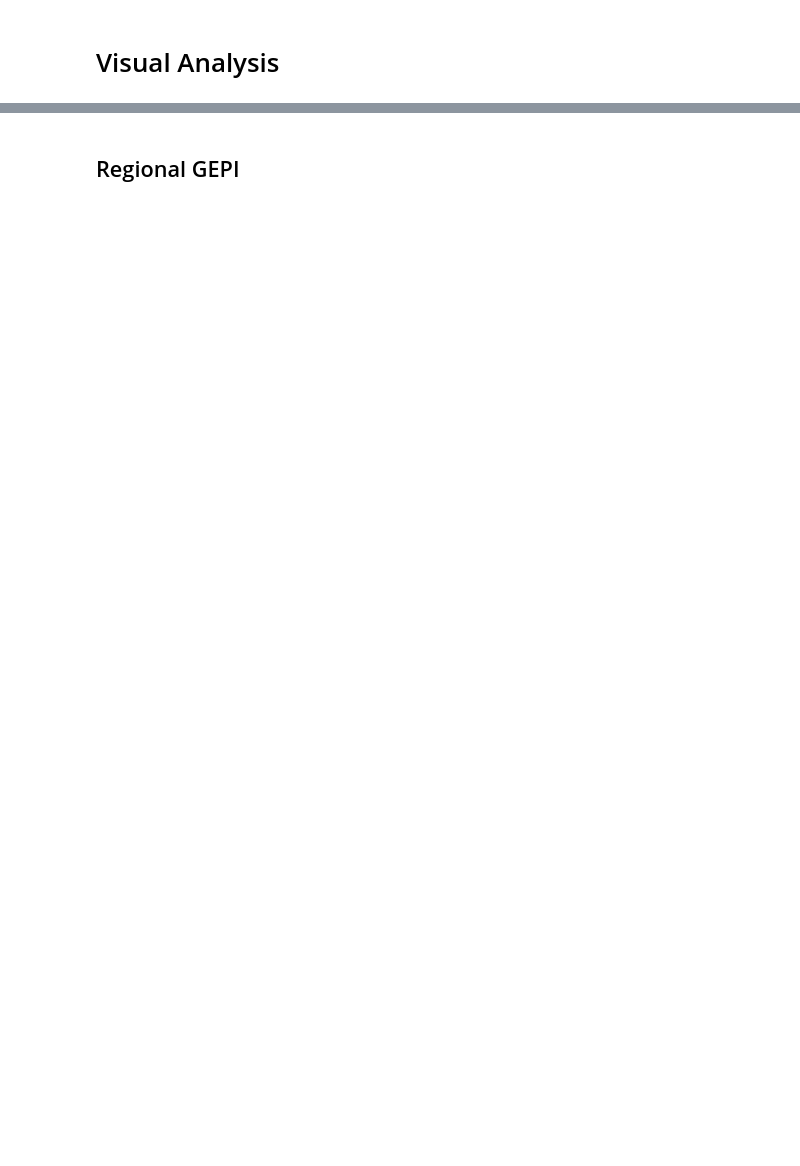
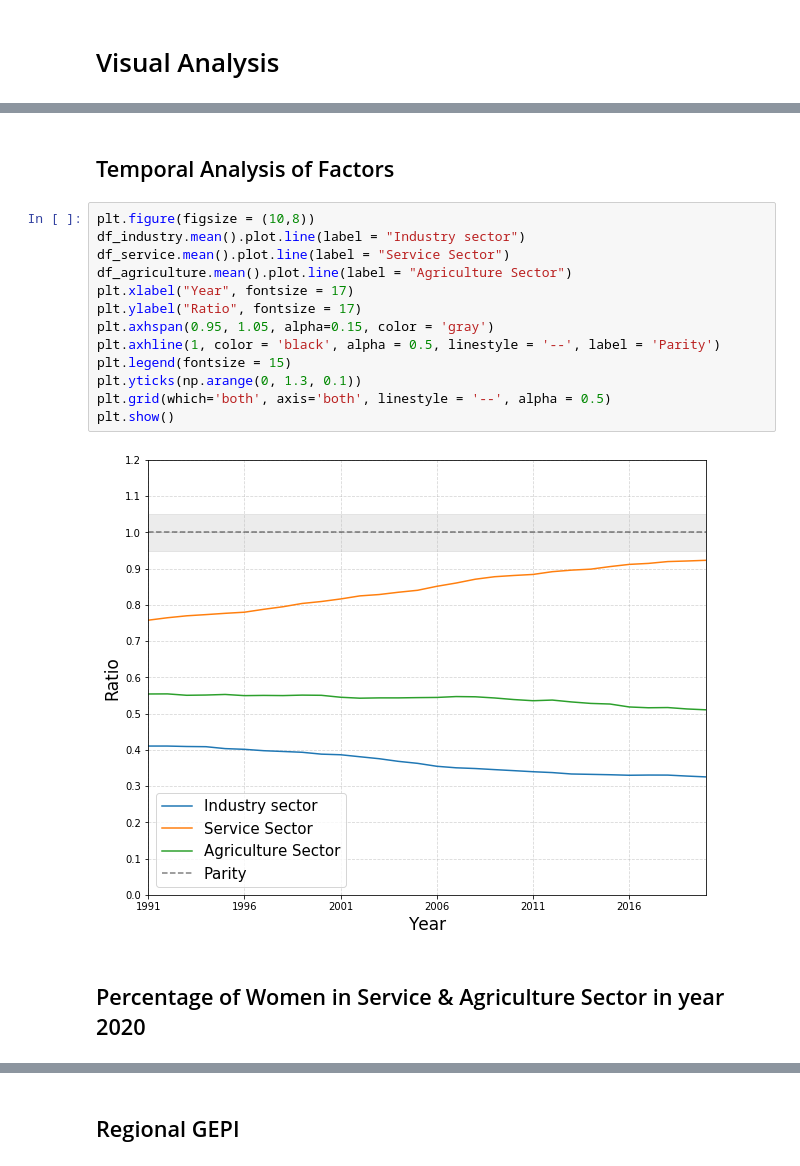
Before and after one commit to Amatullah/CSCI5502-DataMining_Project, a Jupyter notebook: RegionalAnalysis.ipynb, the cells around one changed output, grey strips where cells are left out. Saved outputs shown, nothing was run; the diff lists cells and outputs as text; blank space fills up the shorter version.

```diff
--- a/RegionalAnalysis.ipynb
+++ b/RegionalAnalysis.ipynb
@@ -195,0 +277,19 @@ industry = industry.rename(columns=industry.iloc[0]).drop(industry.index[0]).res
+# %% [markdown]
+## Temporal Analysis of Factors
+# %%
+plt.figure(figsize = (10,8))
+df_industry.mean().plot.line(label = "Industry sector")
+df_service.mean().plot.line(label = "Service Sector")
+df_agriculture.mean().plot.line(label = "Agriculture Sector")
+plt.xlabel("Year", fontsize = 17)
+plt.ylabel("Ratio", fontsize = 17)
+plt.axhspan(0.95, 1.05, alpha=0.15, color = 'gray')
+plt.axhline(1, color = 'black', alpha = 0.5, linestyle = '--', label = 'Parity')
+plt.legend(fontsize = 15)
+plt.yticks(np.arange(0, 1.3, 0.1))
+plt.grid(which='both', axis='both', linestyle = '--', alpha = 0.5)
+plt.show()
+# %% [output]
+[figure, added]
+# %% [markdown]
+## Percentage of Women in Service & Agriculture Sector in year 2020
```
Also changed, not shown: parts of 12 cells of this notebook.
